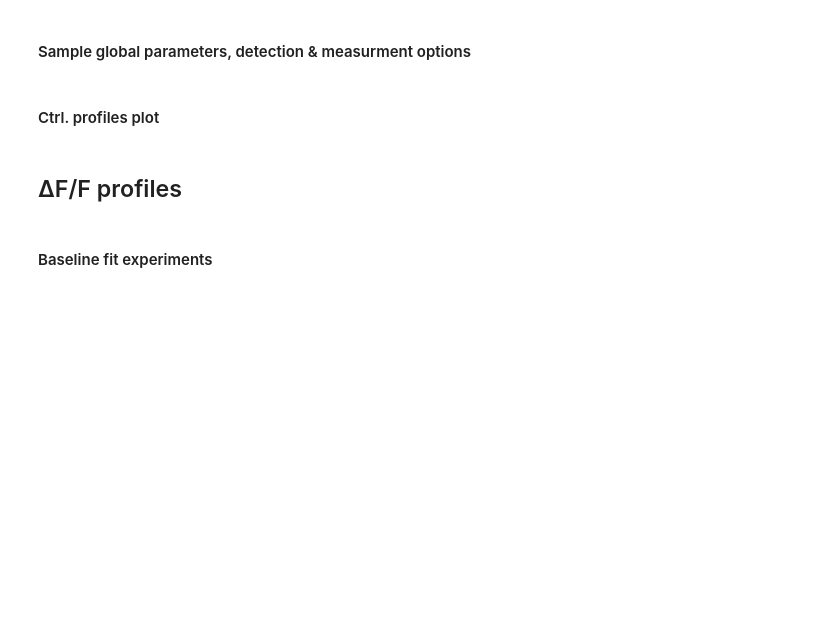
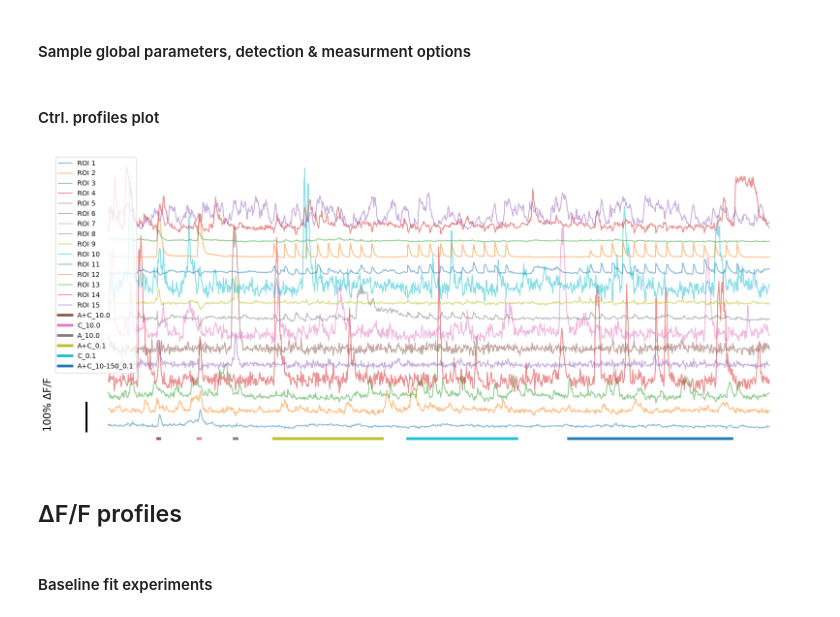
Before and after one commit to wisstock/microca, a Jupyter notebook: neuro/neuro_peak_det.ipynb, the cells around one changed output. Cells and saved outputs as stored; diff of their text form; code cells hidden in the pictures; blank space fills up the shorter version.

Commit message:
14.03.2023: cascade plot done

```diff
--- a/neuro/neuro_peak_det.ipynb
+++ b/neuro/neuro_peak_det.ipynb
@@ -63,10 +104,11 @@ samp_path = os.path.join(''.join(sys.path[0].split('neuro')), 'data_neuro', samp
 # sample YAML metadata file uploading
 with open(f'{samp_path}/{samp_name}_stim.yaml') as f:
     samp_meta = yaml.safe_load(f)
-print(samp_meta)
 
 # sample data frame uploading
 pre_df = pd.read_csv(f'{samp_path}/{samp_name}_pre_comp_df.csv')
+pre_arr, _ = norm_prof_to_arr(pre_df)
+print(pre_arr.shape)
 print(pre_df.head())
 ctrl_plot(pre_df)
 
@@ -123,3 +155,59 @@ plt.show()
+# %%
+def cascade_plot(prof_arr, time, line_dict, y_shift=0.5):
+    """ prof_arr, [prof_num, prof_val] - 2d numpy array with dF/F profiles
+
+    """
+    prof_df = prof_arr[:,1,:]
+
+    plt.figure(figsize=(20, 8))
+
+    shift = 0
+    for i in range(prof_df.shape[0]):
+        plt.plot(time, prof_df[i]+shift, alpha=.5, label=f'ROI {i+1}')
+        shift += y_shift
+
+    for line_name in line_dict:
+        line_lim = line_dict[line_name]
+        plt.plot(line_lim, [-0.4] * len(line_lim), label=line_name, linewidth=4)
+
+    plt.vlines(x=[-20], ymin=[-0.2], ymax=[0.8], linewidth=3, color='k')
+    plt.text(x=-60, y=-0.1, s="100% ΔF/F", size=15, rotation=90.)
+
+    # plt.hlines(y=[-0.4], xmin=[-10], xmax=[190], linewidth=3, color='k')   # x bae  E0002
+    # plt.text(x=50, y=-0.85, s="200 s", size=15)                             # x bar  E0002 x 049
+
+    plt.axis('off')
+    plt.legend(loc=2)
+    plt.show()
+
+
+# i = 0
+# plt.figure(figsize=(20, 6))
+# for one_comp_num in dict_raw_profiles.keys():
+#     # if one_prof_num in selected_ROI:
+#     one_prof = dict_raw_profiles[one_comp_num]
+#     bese_coefs = poly.polyfit(time_line, one_prof, 2)
+#     one_bese_prof = poly.polyval(time_line, coefs)
+#     one_delta_plof = one_prof/one_bese_prof - 1
+#     plt.plot(time_line, one_delta_plof+i, label=one_comp_num, alpha=.75)
+#     i += 0.75
+
+# for app_name in application_lines_dict:
+#     app_line = application_lines_dict[app_name]
+#     plt.plot(app_line, [-0.4] * len(app_line), label=app_name, linewidth=4)
+
+# plt.vlines(x=[-10], ymin=[-0.4], ymax=[0.8], linewidth=3, color='k')
+# plt.text(x=-40, y=-0.6, s="100% ΔF/F", size=15, rotation=90.)
+
+# plt.hlines(y=[-0.4], xmin=[-10], xmax=[190], linewidth=3, color='k')   # x bae  E0002
+# plt.text(x=50, y=-0.85, s="200 s", size=15)                             # x bar  E0002 x 049
+
+# plt.axis('off')
+# plt.show()
+
+cascade_plot(pre_arr, time_line, application_lines_dict)
+# %% [output]
+[figure, added]
 # %% [markdown]
 ## ΔF/F profiles
 # %% [markdown]
```
Also changed, not shown: parts of 6 cells of this notebook.
